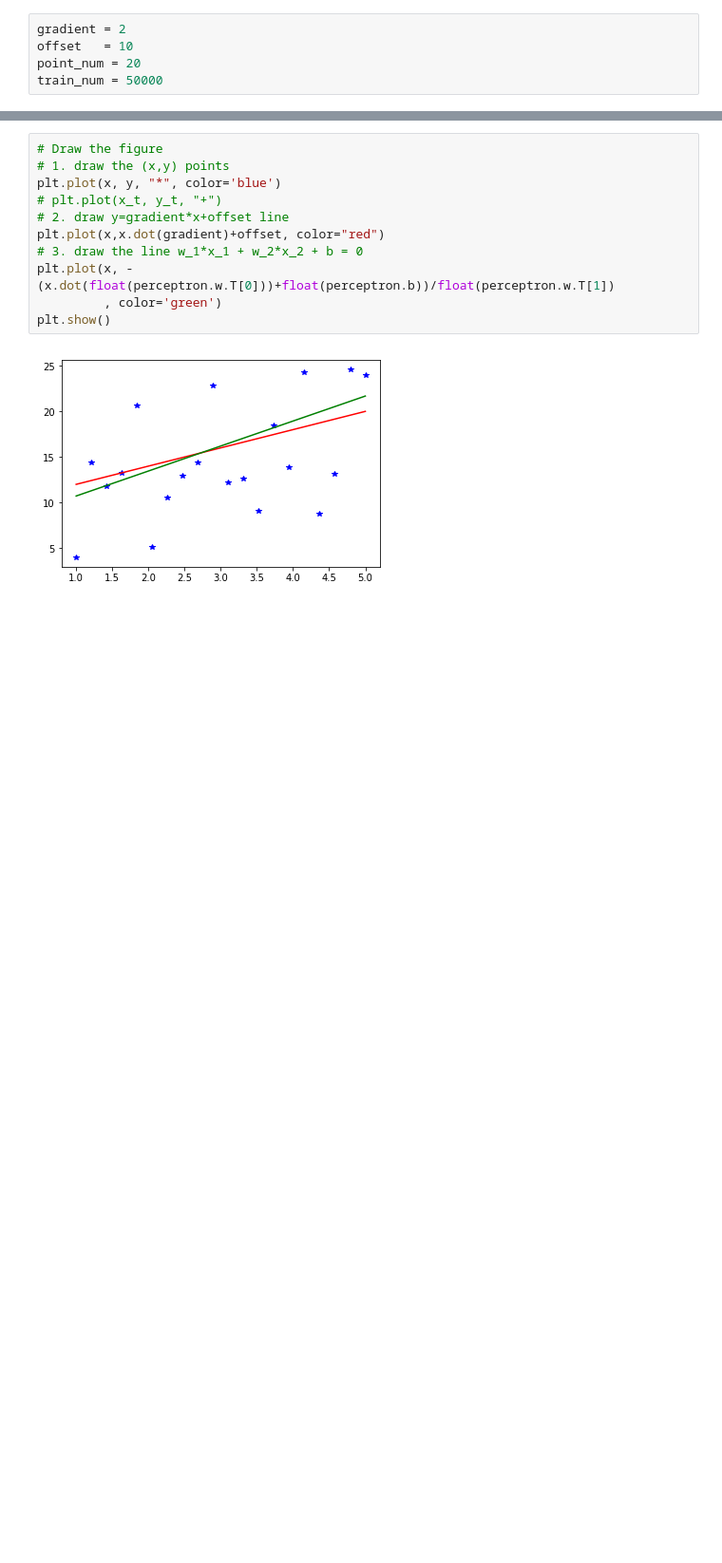
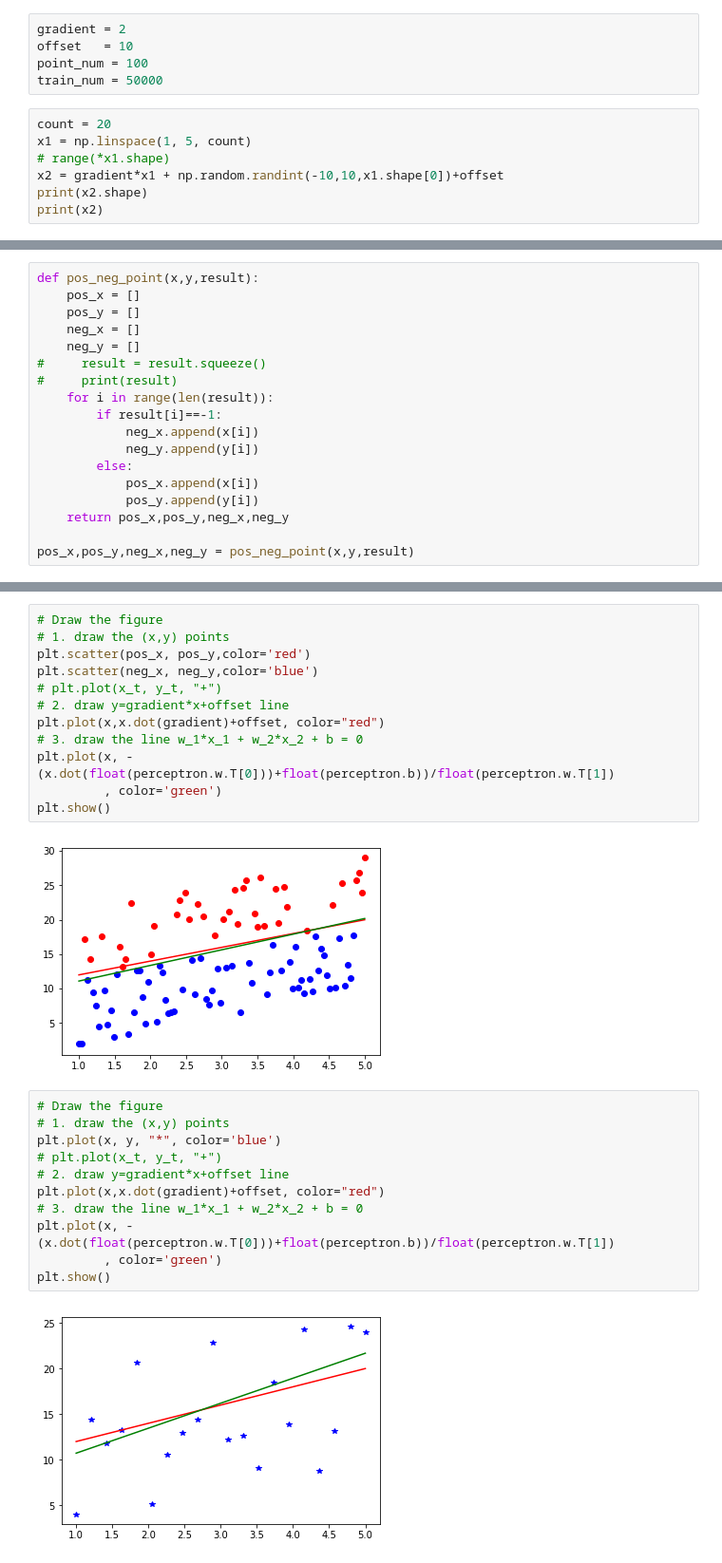
Before and after one commit to lanhongvp/machine_learning, a Jupyter notebook: 01_perceptron/simple_perceptron.ipynb, the cells around one changed output, grey strips where cells are left out. Shown at 95% size. Saved outputs shown, nothing was run; the diff lists cells and outputs as text; blank space fills up the shorter version.

```diff
--- a/01_perceptron/simple_perceptron.ipynb
+++ b/01_perceptron/simple_perceptron.ipynb
@@ -1,5 +13,12 @@
 # %%
 gradient = 2
 offset   = 10
-point_num = 20
+point_num = 100
 train_num = 50000
+# %%
+count = 20
+x1 = np.linspace(1, 5, count)
+# range(*x1.shape)
+x2 = gradient*x1 + np.random.randint(-10,10,x1.shape[0])+offset
+print(x2.shape)
+print(x2)
@@ -48,2 +84,20 @@ train_data
+# %%
+def pos_neg_point(x,y,result):
+    pos_x = []
+    pos_y = []
+    neg_x = []
+    neg_y = []
+#     result = result.squeeze()
+#     print(result)
+    for i in range(len(result)):
+        if result[i]==-1:
+            neg_x.append(x[i])
+            neg_y.append(y[i])
+        else:
+            pos_x.append(x[i])
+            pos_y.append(y[i])
+    return pos_x,pos_y,neg_x,neg_y
+
+pos_x,pos_y,neg_x,neg_y = pos_neg_point(x,y,result)
 # %%
 class SimplePerceptron:
@@ -132,3 +193,17 @@ T1: w: [[-100.21053   36.57895]]  b: [[-292]]
+# %%
+# Draw the figure
+# 1. draw the (x,y) points
+plt.scatter(pos_x, pos_y,color='red')
+plt.scatter(neg_x, neg_y,color='blue')
+# plt.plot(x_t, y_t, "+")
+# 2. draw y=gradient*x+offset line
+plt.plot(x,x.dot(gradient)+offset, color="red")
+# 3. draw the line w_1*x_1 + w_2*x_2 + b = 0
+plt.plot(x, -(x.dot(float(perceptron.w.T[0]))+float(perceptron.b))/float(perceptron.w.T[1])
+         , color='green')
+plt.show()
+# %% [output]
+[figure, added]
 # %%
 # Draw the figure
 # 1. draw the (x,y) points
```
Also changed, not shown: parts of 7 cells of this notebook, 8 other files.
